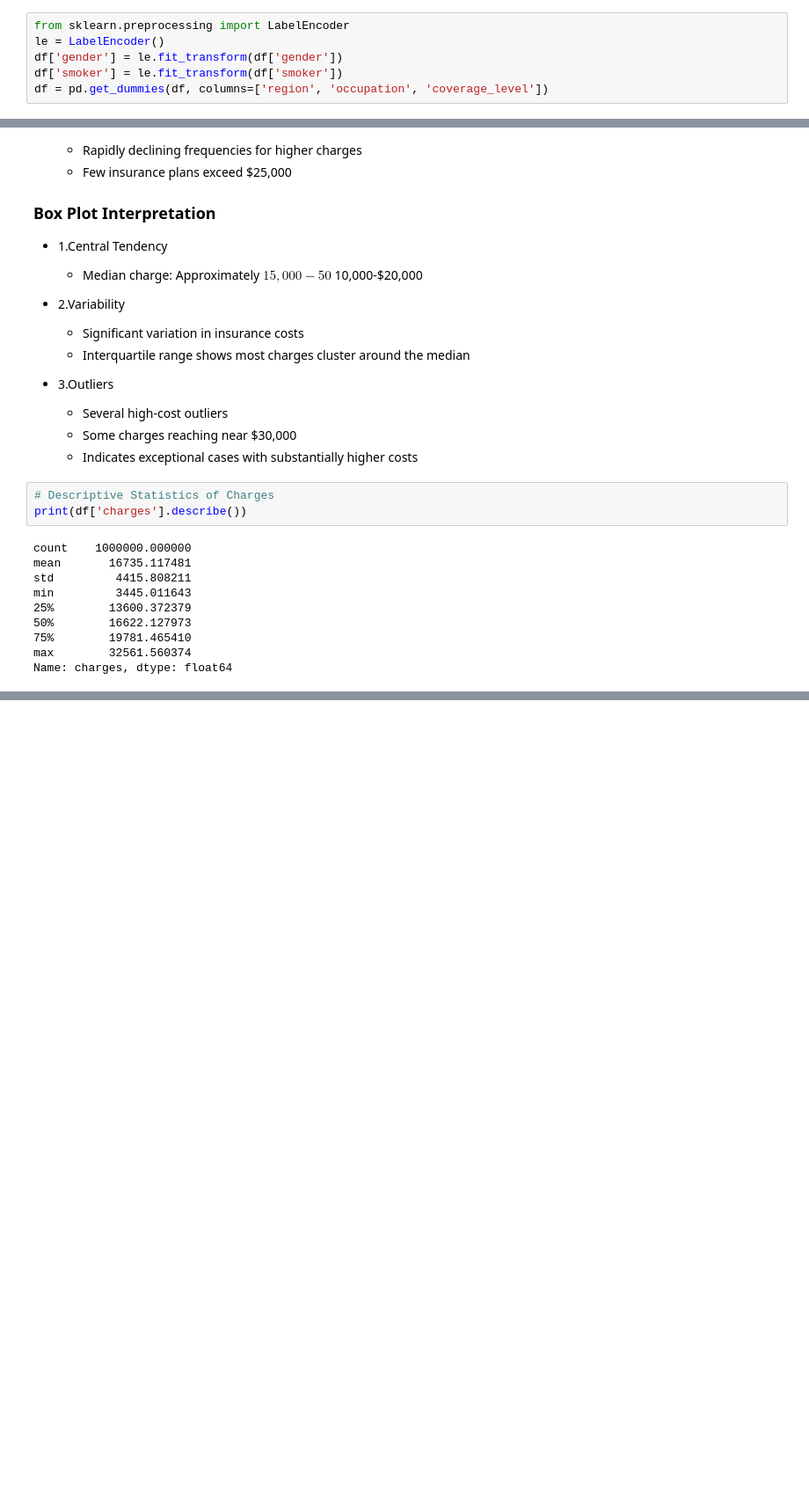
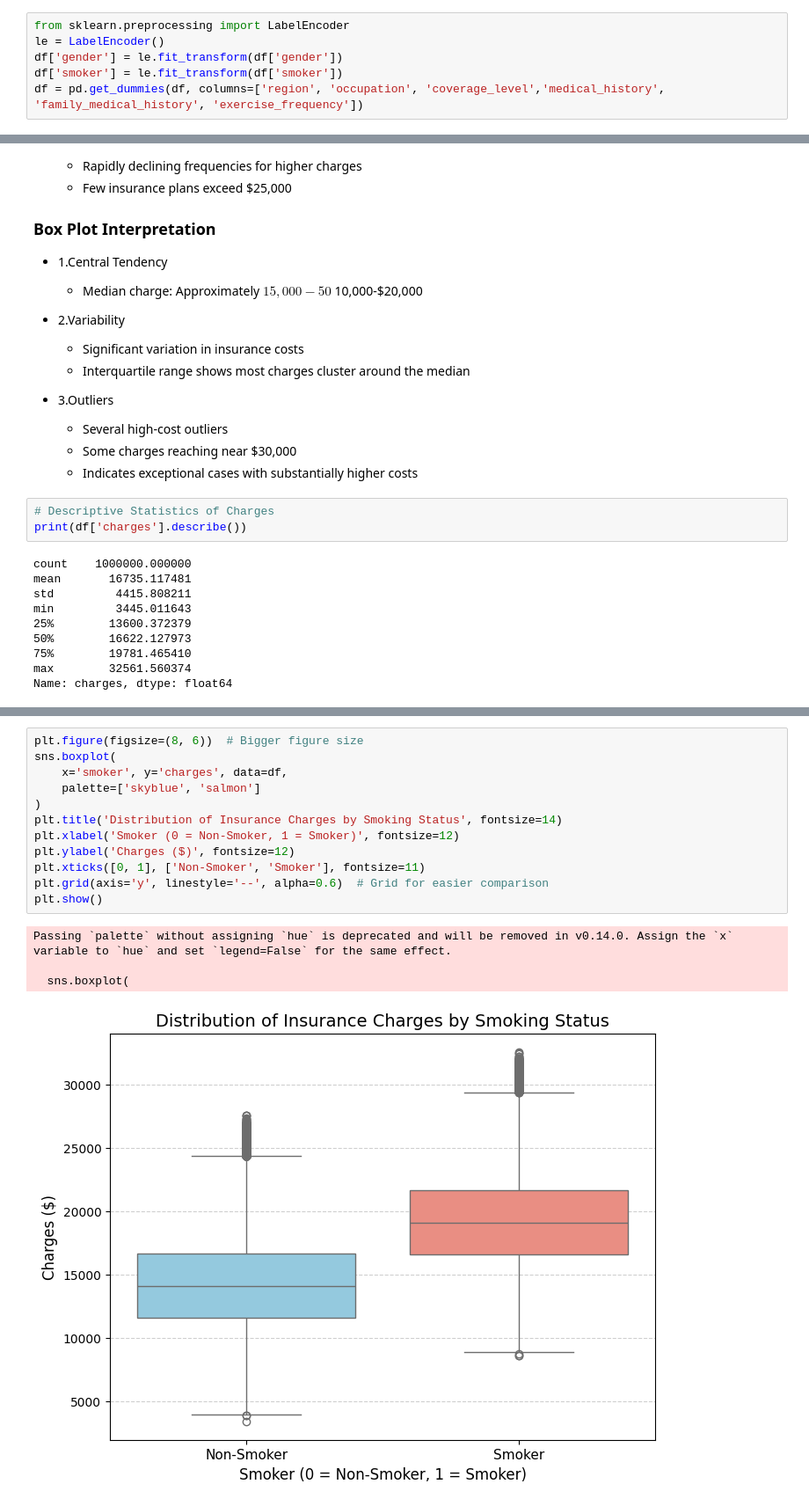
Before and after one commit to CodeByDavid24/insurance_prediction, a Jupyter notebook: insurance.ipynb, the cells around one changed output, grey strips where cells are left out. Shown: that part at 88% size. Saved outputs shown, nothing was run; the diff lists cells and outputs as text; blank space fills up the shorter version.

```diff
--- a/insurance.ipynb
+++ b/insurance.ipynb
@@ -39,7 +39,7 @@ from sklearn.preprocessing import LabelEncoder
 le = LabelEncoder()
 df['gender'] = le.fit_transform(df['gender'])
 df['smoker'] = le.fit_transform(df['smoker'])
-df = pd.get_dummies(df, columns=['region', 'occupation', 'coverage_level'])
+df = pd.get_dummies(df, columns=['region', 'occupation', 'coverage_level','medical_history', 'family_medical_history', 'exercise_frequency'])
 # %% [markdown]
 ### Feature scaling (optional):
 #### Normalize features like income and BMI for better model performance.
@@ -119,0 +150,17 @@ Name: charges, dtype: float64
+# %%
+plt.figure(figsize=(8, 6))  # Bigger figure size
+sns.boxplot(
+    x='smoker', y='charges', data=df,
+    palette=['skyblue', 'salmon']
+)
+plt.title('Distribution of Insurance Charges by Smoking Status', fontsize=14)
+plt.xlabel('Smoker (0 = Non-Smoker, 1 = Smoker)', fontsize=12)
+plt.ylabel('Charges ($)', fontsize=12)
+plt.xticks([0, 1], ['Non-Smoker', 'Smoker'], fontsize=11)
+plt.grid(axis='y', linestyle='--', alpha=0.6)  # Grid for easier comparison
+plt.show()
+# %% [output]
+Passing `palette` without assigning `hue` is deprecated and will be removed in v0.14.0. Assign the `x` variable to `hue` and set `legend=False` for the same effect.
+
+  sns.boxplot(
+[figure, added]
```
Also changed, not shown: parts of 19 cells of this notebook, 1 other file.
